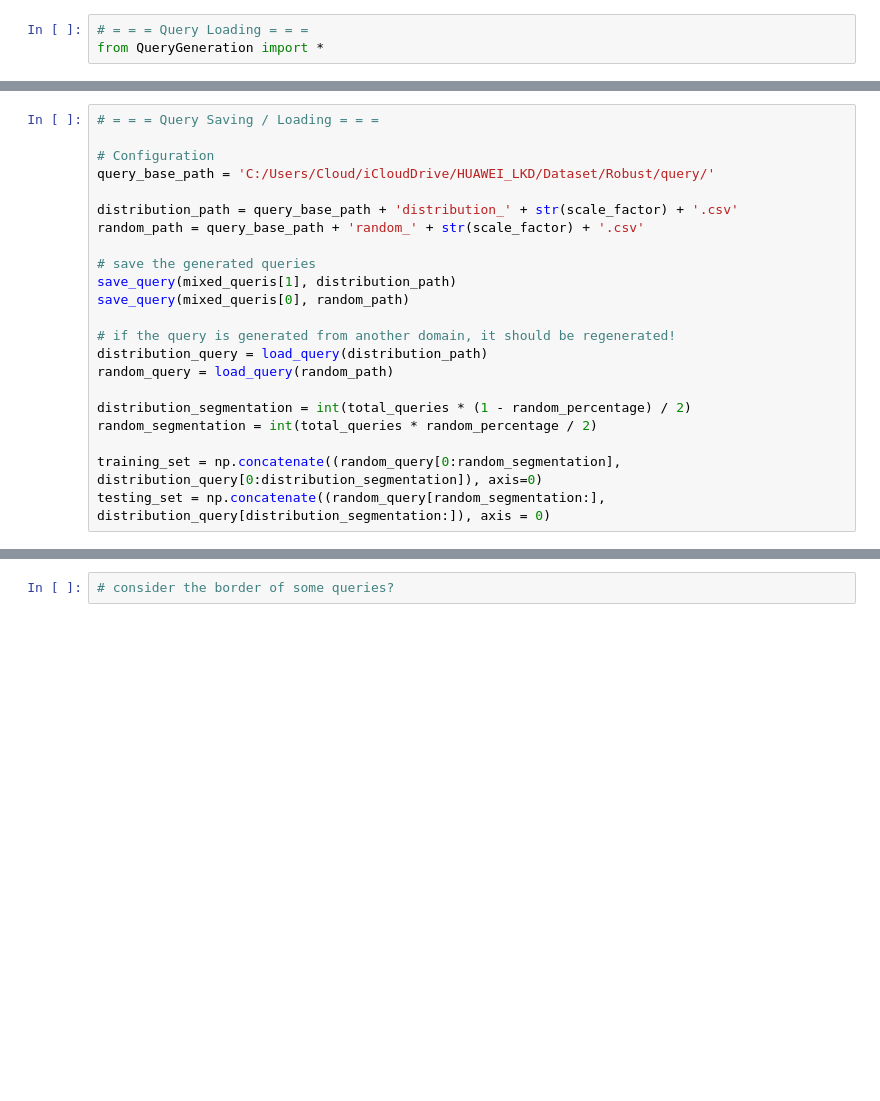
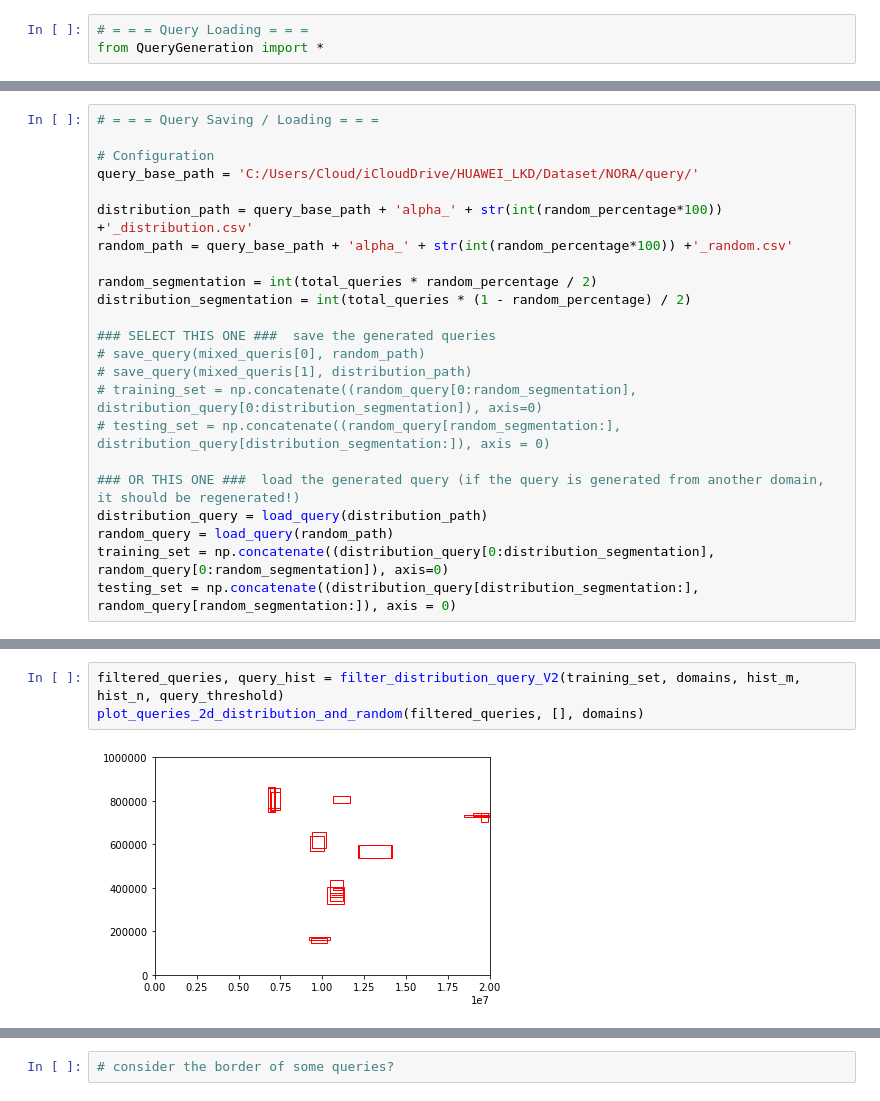
Before and after one commit to cloudray8580/NORA_Simulation, a Jupyter notebook: NORA_Exper.ipynb, the cells around one changed output, grey strips where cells are left out. Saved outputs shown, nothing was run; the diff lists cells and outputs as text; blank space fills up the shorter version.

```diff
--- a/NORA_Exper.ipynb
+++ b/NORA_Exper.ipynb
@@ -55,21 +78,22 @@ plot_queries_2d_distribution_and_random(mixed_queris[1], mixed_queris[0], domain
 # = = = Query Saving / Loading = = =
 
 # Configuration
-query_base_path = 'C:/Users/Cloud/iCloudDrive/HUAWEI_LKD/Dataset/Robust/query/'
+query_base_path = 'C:/Users/Cloud/iCloudDrive/HUAWEI_LKD/Dataset/NORA/query/'
 
-distribution_path = query_base_path + 'distribution_' + str(scale_factor) + '.csv'
-random_path = query_base_path + 'random_' + str(scale_factor) + '.csv'
+distribution_path = query_base_path + 'alpha_' + str(int(random_percentage*100)) +'_distribution.csv'
+random_path = query_base_path + 'alpha_' + str(int(random_percentage*100)) +'_random.csv'
 
-# save the generated queries
-save_query(mixed_queris[1], distribution_path)
-save_query(mixed_queris[0], random_path)
+random_segmentation = int(total_queries * random_percentage / 2)
+distribution_segmentation = int(total_queries * (1 - random_percentage) / 2)
 
-# if the query is generated from another domain, it should be regenerated!
+### SELECT THIS ONE ###  save the generated queries
+# save_query(mixed_queris[0], random_path)
+# save_query(mixed_queris[1], distribution_path)
+# training_set = np.concatenate((random_query[0:random_segmentation], distribution_query[0:distribution_segmentation]), axis=0)
+# testing_set = np.concatenate((random_query[random_segmentation:], distribution_query[distribution_segmentation:]), axis = 0)
+
+### OR THIS ONE ###  load the generated query (if the query is generated from another domain, it should be regenerated!)
 distribution_query = load_query(distribution_path)
 random_query = load_query(random_path)
-
-distribution_segmentation = int(total_queries * (1 - random_percentage) / 2)
-random_segmentation = int(total_queries * random_percentage / 2)
-
-training_set = np.concatenate((random_query[0:random_segmentation], distribution_query[0:distribution_segmentation]), axis=0)
-testing_set = np.concatenate((random_query[random_segmentation:], distribution_query[distribution_segmentation:]), axis = 0)
+training_set = np.concatenate((distribution_query[0:distribution_segmentation], random_query[0:random_segmentation]), axis=0)
+testing_set = np.concatenate((distribution_query[distribution_segmentation:], random_query[random_segmentation:]), axis = 0)
@@ -155,0 +220,5 @@ total records that all the queries retrieve:  1878834
+# %%
+filtered_queries, query_hist = filter_distribution_query_V2(training_set, domains, hist_m, hist_n, query_threshold)
+plot_queries_2d_distribution_and_random(filtered_queries, [], domains)
+# %% [output]
+[figure, added]
```
Also changed, not shown: parts of 17 cells of this notebook, 5 other files.
